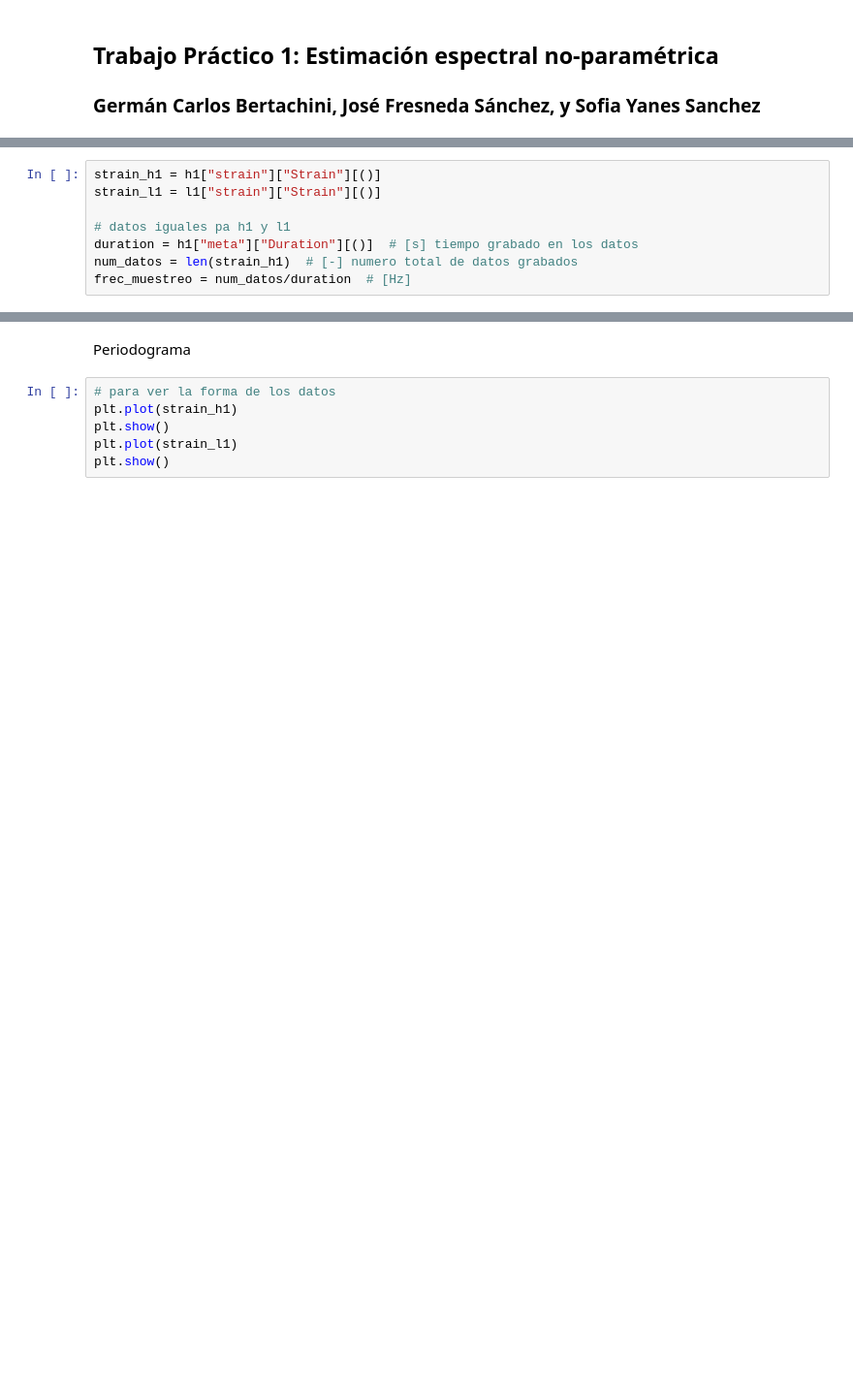
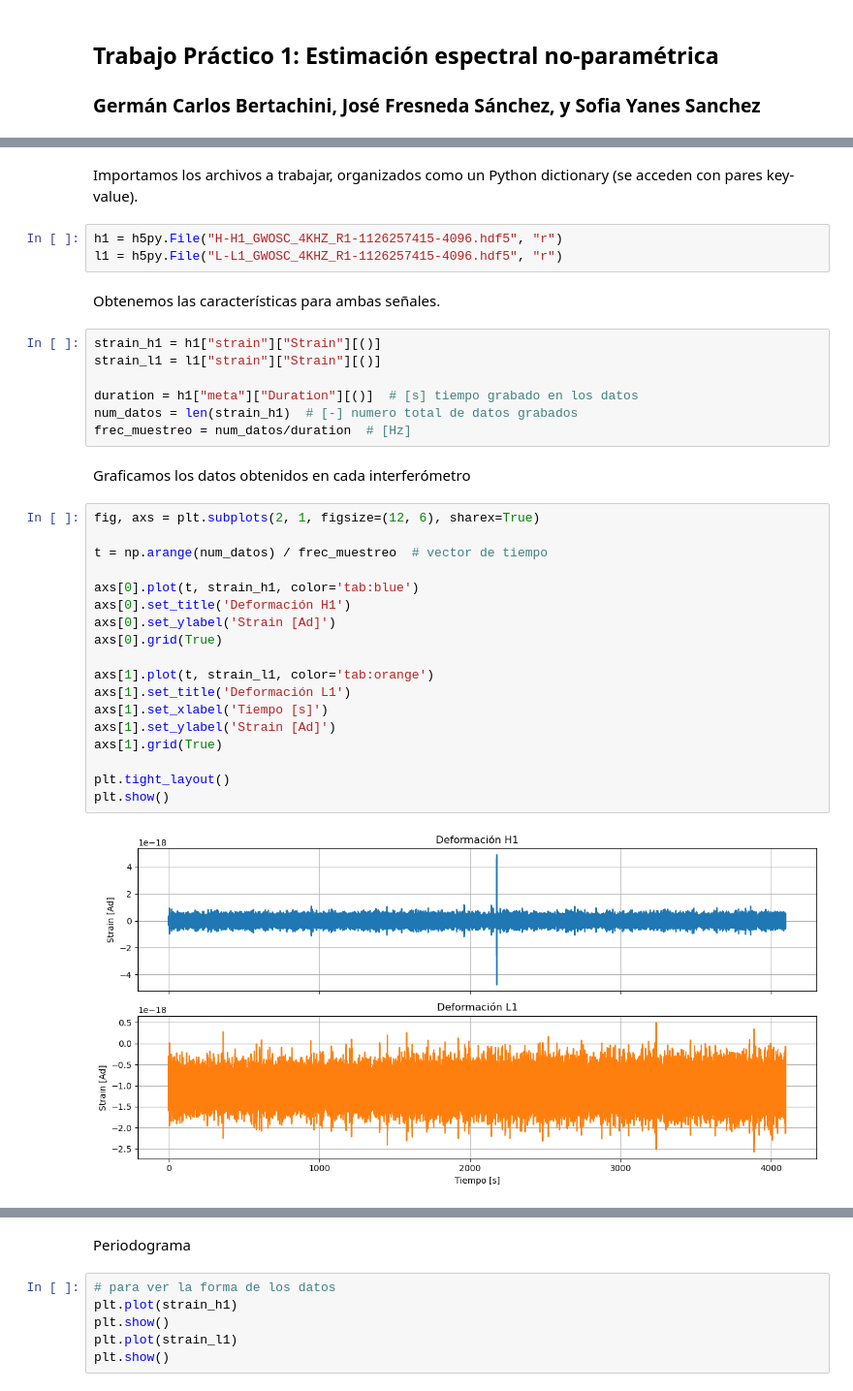
Before and after one commit to sofia-ys/Procesamiento-Adaptativo-de-Senales, a Jupyter notebook: tp1.ipynb, the cells around one changed output, grey strips where cells are left out. Shown at 97% size. Saved outputs shown, nothing was run; the diff lists cells and outputs as text; blank space fills up the shorter version.

```diff
--- a/tp1.ipynb
+++ b/tp1.ipynb
@@ -14,9 +28,37 @@ l1 = h5py.File("L-L1_GWOSC_4KHZ_R1-1126257415-4096.hdf5", "r")
+# %% [markdown]
+Importamos los archivos a trabajar, organizados como un Python dictionary (se acceden con pares key-value).
+# %%
+h1 = h5py.File("H-H1_GWOSC_4KHZ_R1-1126257415-4096.hdf5", "r")
+l1 = h5py.File("L-L1_GWOSC_4KHZ_R1-1126257415-4096.hdf5", "r")
+# %% [markdown]
+Obtenemos las características para ambas señales.
 # %%
 strain_h1 = h1["strain"]["Strain"][()]
 strain_l1 = l1["strain"]["Strain"][()]
 
-# datos iguales pa h1 y l1
 duration = h1["meta"]["Duration"][()]  # [s] tiempo grabado en los datos
 num_datos = len(strain_h1)  # [-] numero total de datos grabados
 frec_muestreo = num_datos/duration  # [Hz]
+# %% [markdown]
+Graficamos los datos obtenidos en cada interferómetro
+# %%
+fig, axs = plt.subplots(2, 1, figsize=(12, 6), sharex=True)
+
+t = np.arange(num_datos) / frec_muestreo  # vector de tiempo
+
+axs[0].plot(t, strain_h1, color='tab:blue')
+axs[0].set_title('Deformación H1')
+axs[0].set_ylabel('Strain [Ad]')
+axs[0].grid(True)
+
+axs[1].plot(t, strain_l1, color='tab:orange')
+axs[1].set_title('Deformación L1')
+axs[1].set_xlabel('Tiempo [s]')
+axs[1].set_ylabel('Strain [Ad]')
+axs[1].grid(True)
+
+plt.tight_layout()
+plt.show()
+# %% [output]
+[figure, added]
 # %% [markdown]
```
Also changed, not shown: parts of 37 cells of this notebook, 5 other files.
